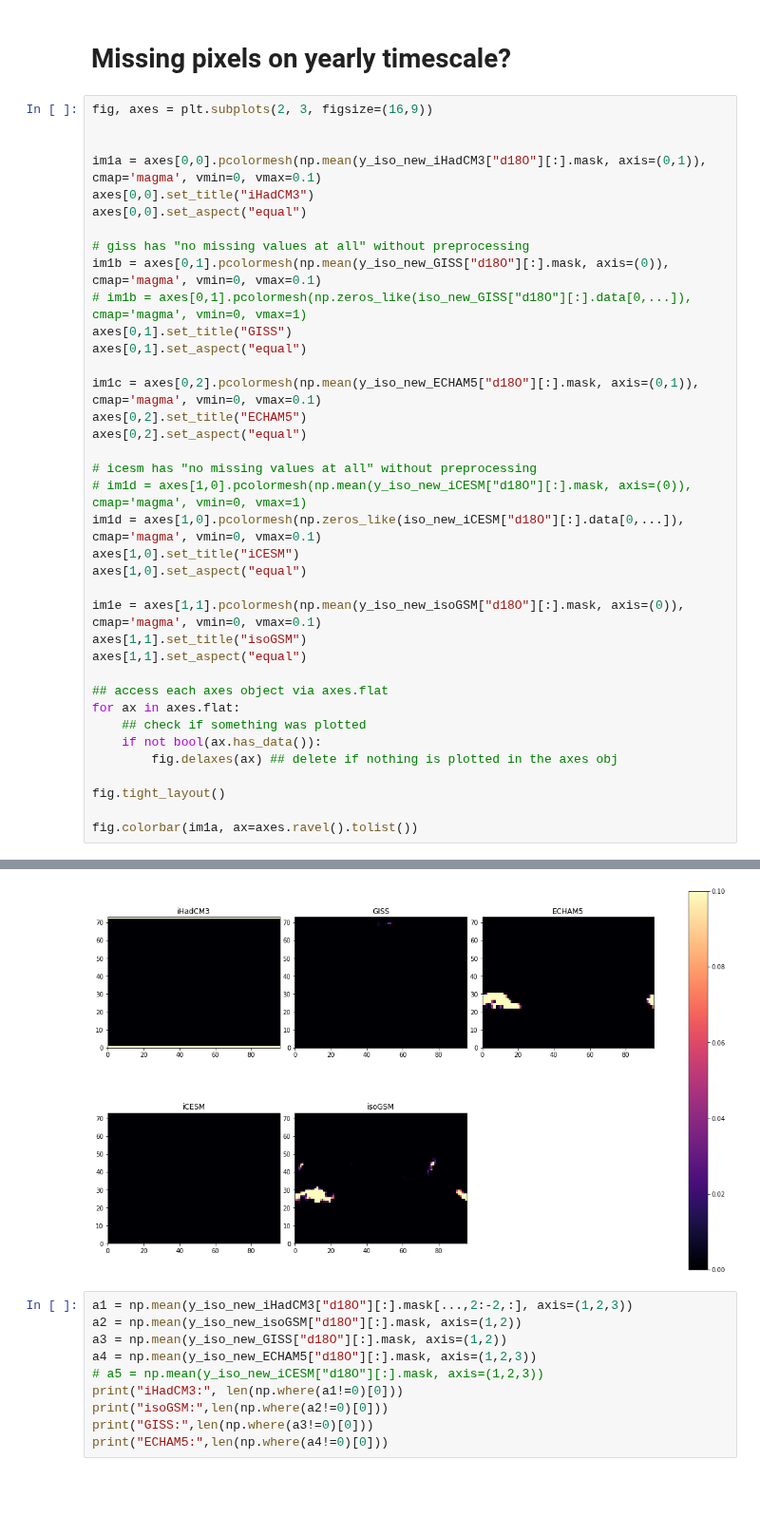
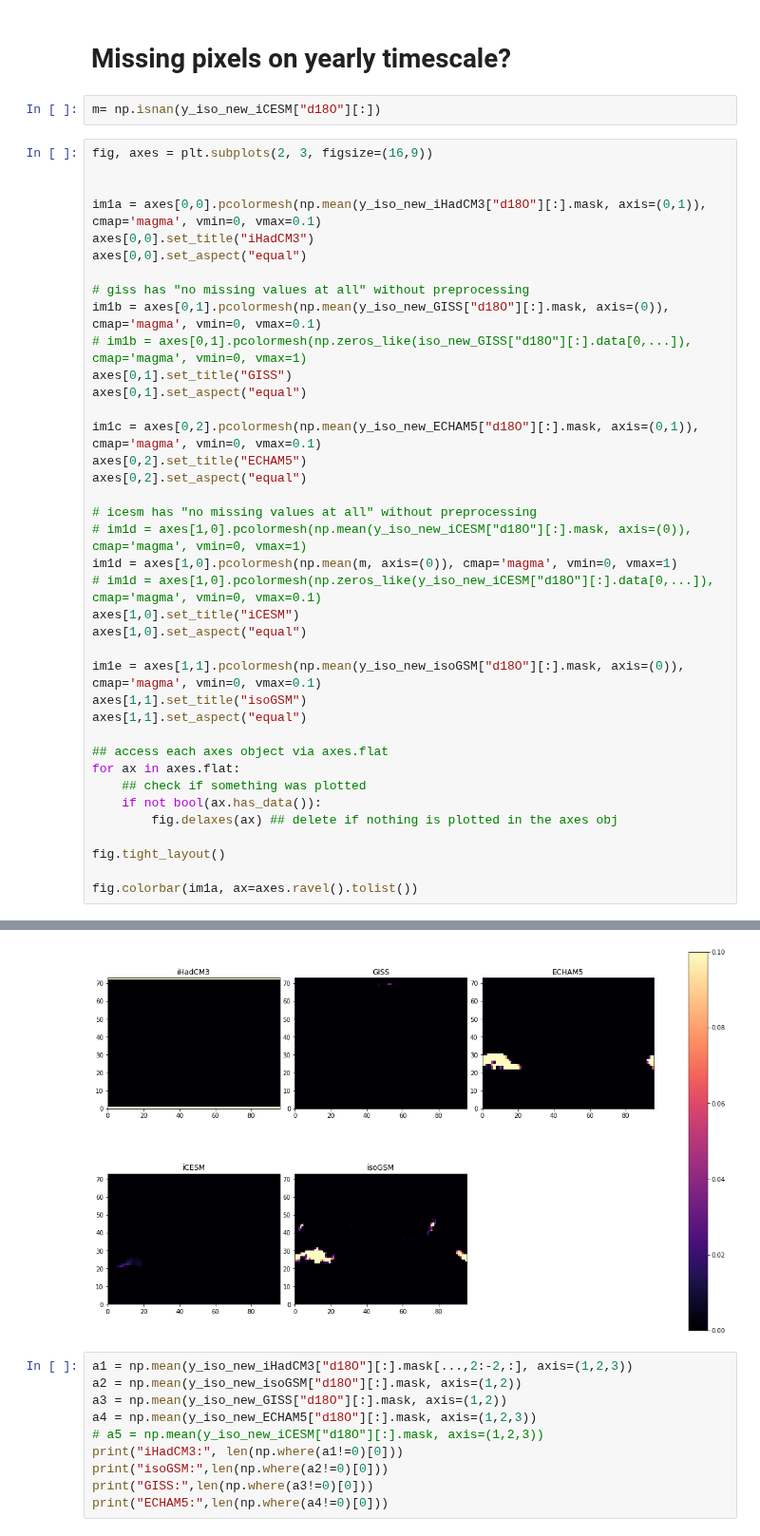
Before and after one commit to jonathanwider/isoEm, a Jupyter notebook: Untitled1.ipynb, the cells around one changed output, grey strips where cells are left out. Shown at 95% size. Drawn from its saved outputs; the diff is of its cells as text; blank space fills up the shorter version.

```diff
--- a/Untitled1.ipynb
+++ b/Untitled1.ipynb
@@ -395,6 +395,8 @@ plt.colorbar()
 [figure]
 # %% [markdown]
 # Missing pixels on yearly timescale?
+# %%
+m= np.isnan(y_iso_new_iCESM["d18O"][:])
 # %%
 fig, axes = plt.subplots(2, 3, figsize=(16,9))
 
@@ -406,35 +408,36 @@ axes[0,0].set_aspect("equal")
 # giss has "no missing values at all" without preprocessing
 im1b = axes[0,1].pcolormesh(np.mean(y_iso_new_GISS["d18O"][:].mask, axis=(0)), cmap='magma', vmin=0, vmax=0.1)
 # im1b = axes[0,1].pcolormesh(np.zeros_like(iso_new_GISS["d18O"][:].data[0,...]), cmap='magma', vmin=0, vmax=1)
 axes[0,1].set_title("GISS")
 axes[0,1].set_aspect("equal")
 
 im1c = axes[0,2].pcolormesh(np.mean(y_iso_new_ECHAM5["d18O"][:].mask, axis=(0,1)), cmap='magma', vmin=0, vmax=0.1)
 axes[0,2].set_title("ECHAM5")
 axes[0,2].set_aspect("equal")
 
 # icesm has "no missing values at all" without preprocessing
 # im1d = axes[1,0].pcolormesh(np.mean(y_iso_new_iCESM["d18O"][:].mask, axis=(0)), cmap='magma', vmin=0, vmax=1)
-im1d = axes[1,0].pcolormesh(np.zeros_like(iso_new_iCESM["d18O"][:].data[0,...]), cmap='magma', vmin=0, vmax=0.1)
+im1d = axes[1,0].pcolormesh(np.mean(m, axis=(0)), cmap='magma', vmin=0, vmax=1)
+# im1d = axes[1,0].pcolormesh(np.zeros_like(y_iso_new_iCESM["d18O"][:].data[0,...]), cmap='magma', vmin=0, vmax=0.1)
 axes[1,0].set_title("iCESM")
 axes[1,0].set_aspect("equal")
 
 im1e = axes[1,1].pcolormesh(np.mean(y_iso_new_isoGSM["d18O"][:].mask, axis=(0)), cmap='magma', vmin=0, vmax=0.1)
 axes[1,1].set_title("isoGSM")
 axes[1,1].set_aspect("equal")
 
 ## access each axes object via axes.flat
 for ax in axes.flat:
     ## check if something was plotted
     if not bool(ax.has_data()):
         fig.delaxes(ax) ## delete if nothing is plotted in the axes obj
 
 fig.tight_layout()
 
 fig.colorbar(im1a, ax=axes.ravel().tolist())
 # %% [output]
 <matplotlib.colorbar.Colorbar at 0x...>
-[figure, old version]
+[figure, new version]
 # %%
 a1 = np.mean(y_iso_new_iHadCM3["d18O"][:].mask[...,2:-2,:], axis=(1,2,3))
 a2 = np.mean(y_iso_new_isoGSM["d18O"][:].mask, axis=(1,2))
```
Also changed, not shown: 3 other files.
